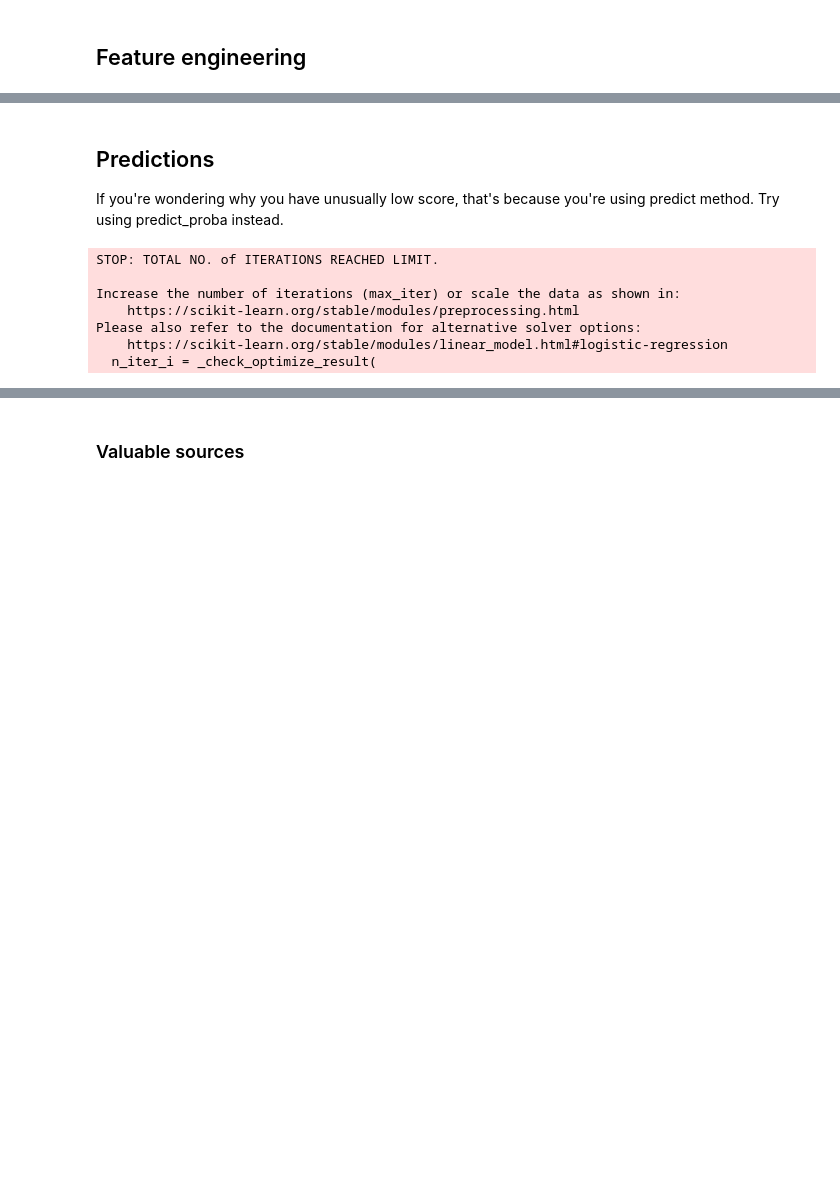
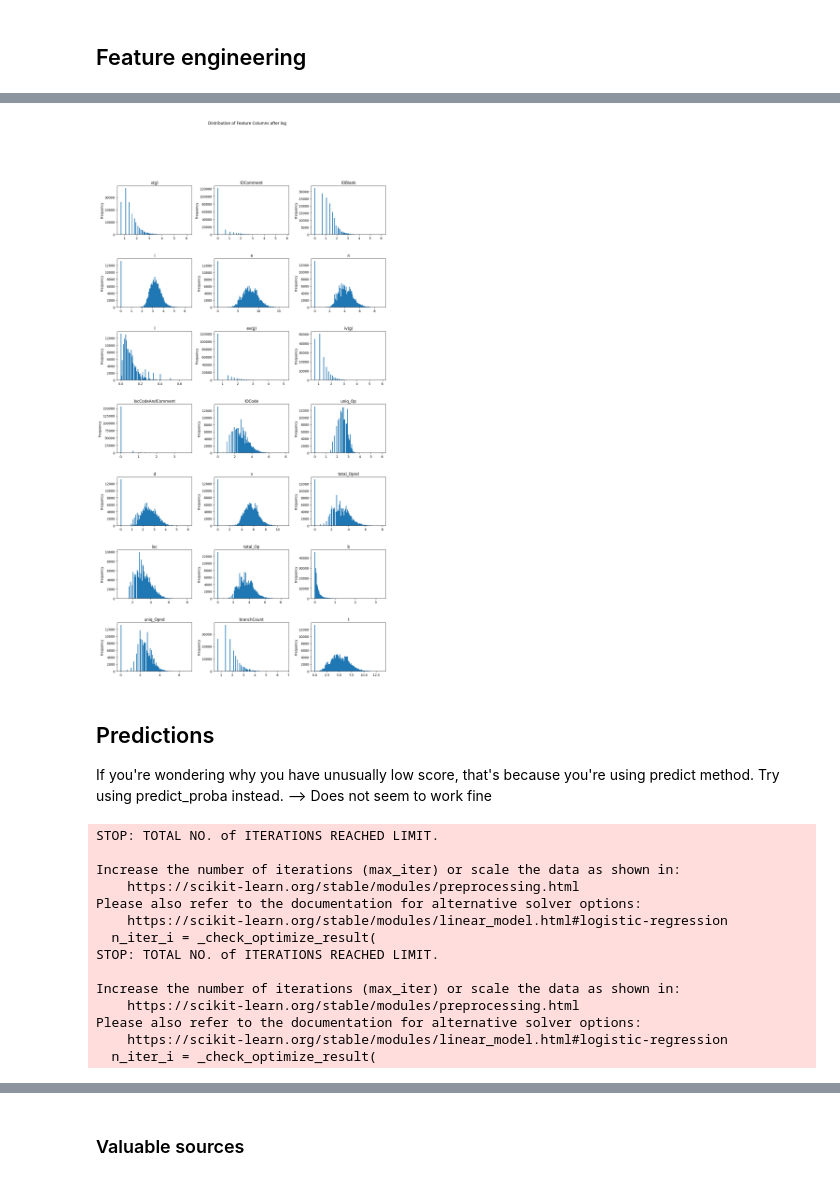
Before and after one commit to incardo/kaggle-playground, a Jupyter notebook: Binary-Classification_Software_Defects_Dataset/eda_software_defects.ipynb, the cells around one changed output, grey strips where cells are left out. Saved outputs shown, nothing was run; the diff lists cells and outputs as text; code cells hidden in the pictures; blank space fills up the shorter version.

Commit message:
Day 2 - removing variables and adding log transformation - score improved

```diff
--- a/Binary-Classification_Software_Defects_Dataset/eda_software_defects.ipynb
+++ b/Binary-Classification_Software_Defects_Dataset/eda_software_defects.ipynb
@@ -208,0 +213,10 @@ plt.show()
+# %%
+def edit_features(df):
+
+    log_df =  np.log(df[FEATURES]+1)
+    log_df[TARGET] = df[TARGET]
+
+    return log_df
+
+full_enhanced=  edit_features(full.copy())
+full_enhanced
@@ -209,3 +250,33 @@ plt.show()
+# %%
+# Get the list of feature columns
+feature_columns = set(train_data.columns)-set(["defects"])
+
+# Define the number of rows and columns for subplots
+num_rows = (len(feature_columns) + 2) // 3
+num_cols = min(len(feature_columns), 3)
+
+# Create subplots
+fig, axes = plt.subplots(num_rows, num_cols, figsize=(15, 5 * num_rows))
+fig.subplots_adjust(wspace=0.3, hspace=0.5,top=0.9, bottom=0.3)
+
+# Iterate through feature columns and plot their distributions
+for i, col in enumerate(feature_columns):
+    row = i // num_cols
+    col_num = i % num_cols
+    ax = axes[row, col_num]
+
+    # Plot the distribution
+    full_enhanced[col].plot(kind='hist', ax=ax, bins=100, title=col)
+    ax.set_ylabel('Frequency')
+
+
+# Add a title to the overall picture
+plt.suptitle("Distribution of Feature Columns after log")
+
+# Show the plot
+plt.show()
+# %% [output]
+[figure, added]
 # %% [markdown]
 ## Predictions
-If you're wondering why you have unusually low score, that's because you're using predict method. Try using predict_proba instead.
+If you're wondering why you have unusually low score, that's because you're using predict method. Try using predict_proba instead. --> Does not seem to work fine
@@ -219,4 +283,6 @@ from sklearn.linear_model import LogisticRegression
 # %%
+from sklearn.linear_model import LogisticRegression
+
 def logistic_predictions(df):
     test  = df[df[TARGET].isna()]
     train = df[df[TARGET].isna()==False]
@@ -227,12 +293,16 @@ def logistic_predictions(df):
     reg = LogisticRegression()
 
     reg.fit(X_train,y_train)
-    predictions = reg.predict_proba(test[FEATURES])
+    predictions = reg.predict(test[FEATURES])
 
     test[TARGET] = predictions
     return test[TARGET], reg
 
 log_predictions, log_model = logistic_predictions(full_data)
+log_predictions.to_csv('submissions/1.simple_logistic.csv')
+
+log_predictions_transformed, log_model = logistic_predictions(full_enhanced)
+log_predictions_transformed.to_csv('submissions/2.logistic_after_log_transformation.csv')
 # %% [output]
 STOP: TOTAL NO. of ITERATIONS REACHED LIMIT.
 
@@ -241,3 +311,10 @@ Increase the number of iterations (max_iter) or scale the data as shown in:
 Please also refer to the documentation for alternative solver options:
     https://scikit-learn.org/stable/modules/linear_model.html#logistic-regression
   n_iter_i = _check_optimize_result(
+STOP: TOTAL NO. of ITERATIONS REACHED LIMIT.
+
+Increase the number of iterations (max_iter) or scale the data as shown in:
+    https://scikit-learn.org/stable/modules/preprocessing.html
+Please also refer to the documentation for alternative solver options:
+    https://scikit-learn.org/stable/modules/linear_model.html#logistic-regression
+  n_iter_i = _check_optimize_result(
```
Also changed, not shown: parts of 10 cells of this notebook, 5 other files.
